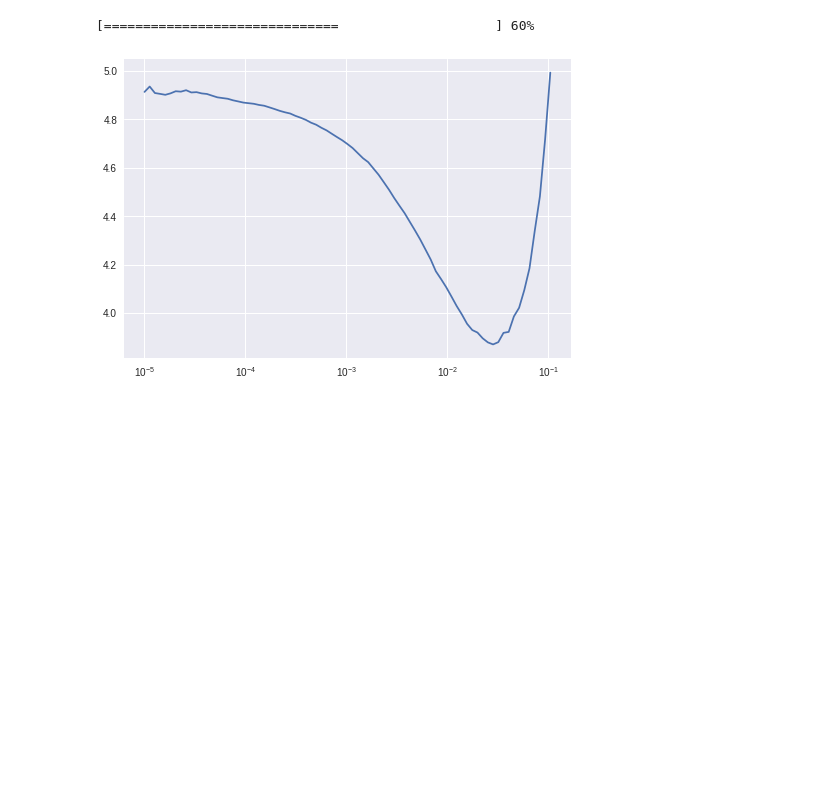
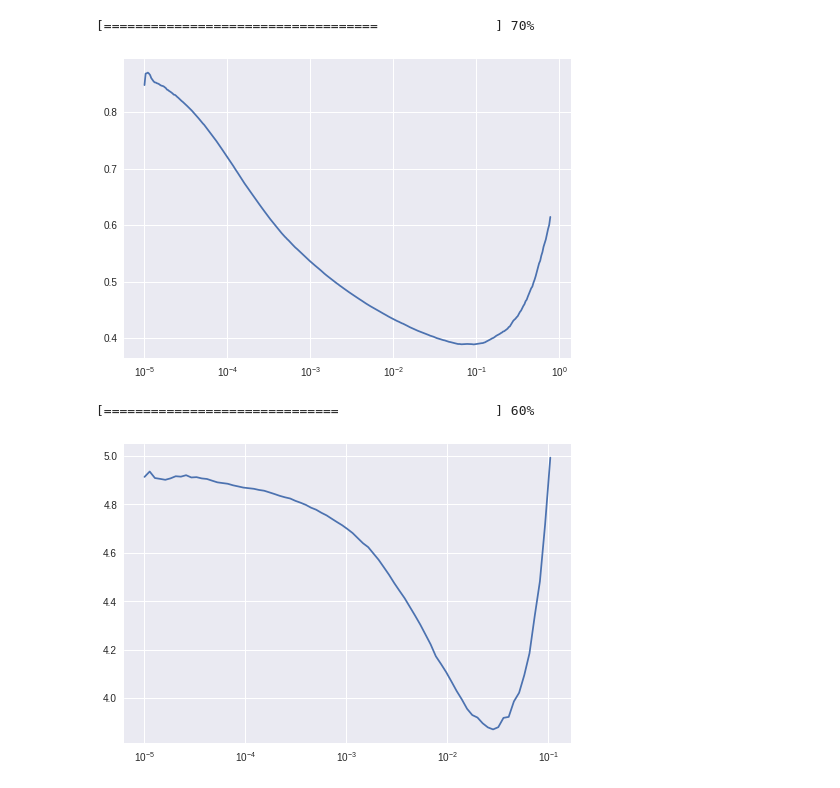
Before and after one commit to stanimman/Fast_ai, a Jupyter notebook: Lesson_3_Planet__Amazon.ipynb, the cells around one changed output. Saved outputs shown, nothing was run; the diff lists cells and outputs as text; code cells hidden in the pictures; blank space fills up the shorter version.

```diff
--- a/Lesson_3_Planet__Amazon.ipynb
+++ b/Lesson_3_Planet__Amazon.ipynb
@@ -186,3 +246,31 @@ Downloading: "http://data.lip6.fr/cadene/pretrainedmodels/resnext101_64x4d-e77a0
+# %%
+num_classes = 17
+# %%
+model = torchvision.models.resnet34(pretrained=True)
+model.avgpool = nn.AdaptiveAvgPool2d(1)
+
+for param in model.parameters():
+    param.requires_grad = False
+
+model.fc = nn.Linear(model.fc.in_features, num_classes)
+
+criterion = nn.BCEWithLogitsLoss()
+optimizer = optim.Adam(filter(lambda p: p.requires_grad, model.parameters()), lr=0.003)
+
+device = torch.device("cuda:0" if torch.cuda.is_available() else "cpu")
+
+scheduler = SGDR(optimizer = optimizer, T_max = 506, cycle_mult = 2)
+
+# class_element = np.bincount(classes) # Useful to get value count
+# %%
+lr_find = lr_finder(model, criterion, optimizer, dataloaders, device)
+lr_find.fit()
+# %% [output]
+[===================================               ] 70%
+# %%
+lr_find.plot_lr()
+# %% [output]
+[figure, added]
 # %%
 num_classes = len(label_df["breed"].unique())
 for param in model.parameters():
```
Also changed, not shown: parts of 19 cells of this notebook.
